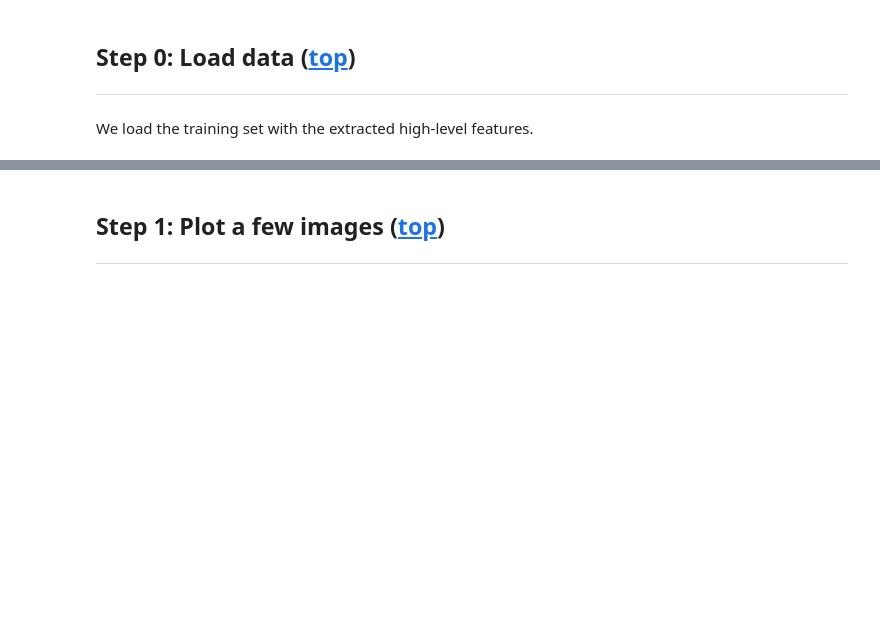
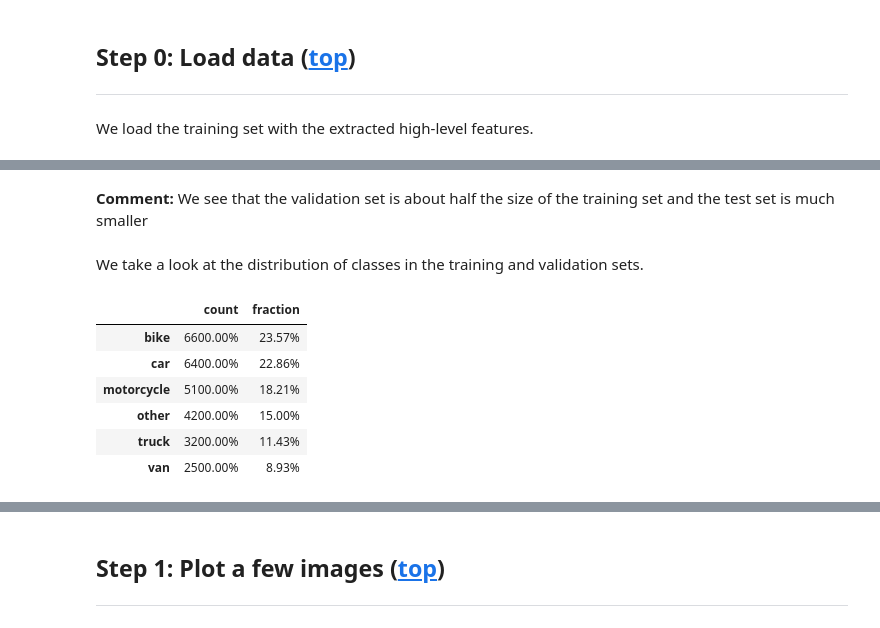
Before and after one commit to jeanrichard/epflx-adsml19-course4-project, a Jupyter notebook: 02_Data_exploration.ipynb, the cells around one changed output, grey strips where cells are left out. Saved outputs shown, nothing was run; the diff lists cells and outputs as text; code cells hidden in the pictures; blank space fills up the shorter version.

```diff
--- a/02_Data_exploration.ipynb
+++ b/02_Data_exploration.ipynb
@@ -47,0 +83,19 @@ N_train = data_train['names']
+# %% [markdown]
+**Comment:** We see that the validation set is about half the size of the training set and the test set is much smaller
+# %% [markdown]
+We take a look at the distribution of classes in the training and validation sets.
+# %%
+df_counts = (pd
+             .DataFrame(data=pd.Series(data=y_train).value_counts(), columns=['count'])
+             .set_index(label_strs)
+)
+df_counts['fraction'] = df_counts['count'] / df_counts['count'].sum()
+df_counts.style.format('{:.2%}')
+# %% [output]
+|  | count | fraction |
+| bike | 6600.00% | 23.57% |
+| car | 6400.00% | 22.86% |
+| motorcycle | 5100.00% | 18.21% |
+| other | 4200.00% | 15.00% |
+| truck | 3200.00% | 11.43% |
+| van | 2500.00% | 8.93% |
```
Also changed, not shown: parts of 5 cells of this notebook, 9 other files.
